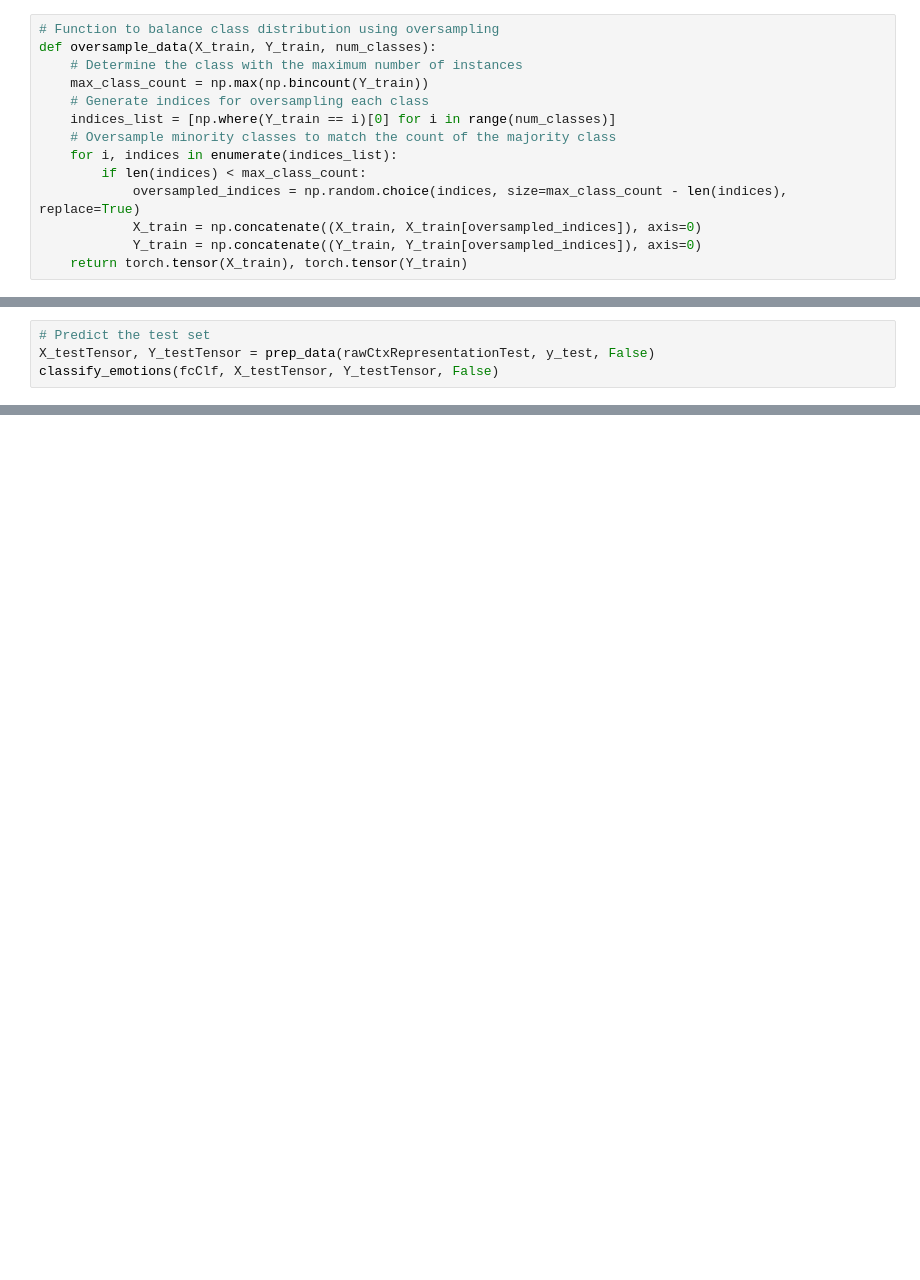
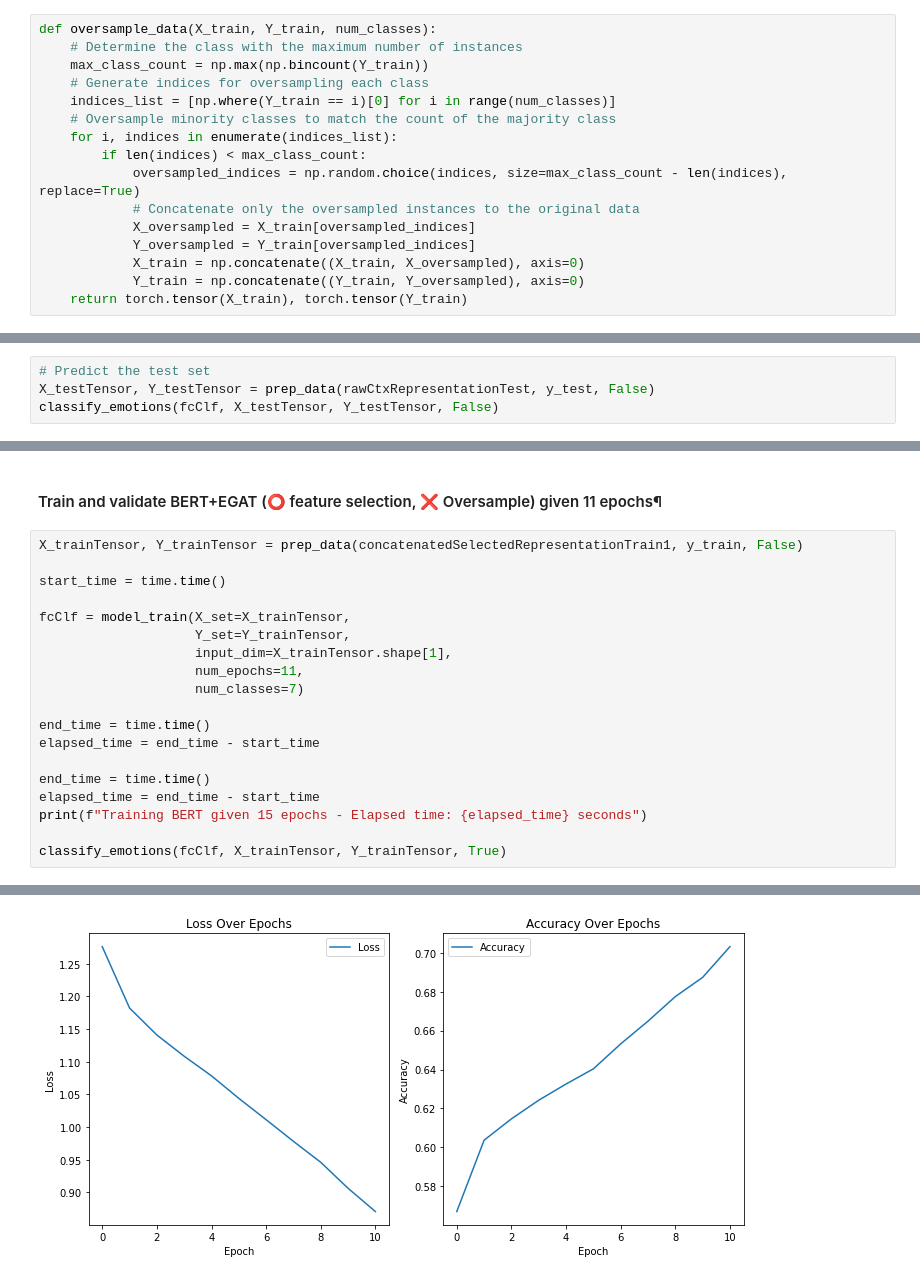
Before and after one commit to ELIJDAYO/ER_GAT, a Jupyter notebook: emotionClassifier2.ipynb, the cells around one changed output, grey strips where cells are left out. Drawn from its saved outputs; the diff is of its cells as text; blank space fills up the shorter version.

Commit message:
still debugging the oversampling

```diff
--- a/emotionClassifier2.ipynb
+++ b/emotionClassifier2.ipynb
@@ -78,7 +81,6 @@ def mse(y_true, y_pred):
 def mse_prime(y_true, y_pred):
     return 2 * (y_pred - y_true) / y_true.size
 # %%
-# Function to balance class distribution using oversampling
 def oversample_data(X_train, Y_train, num_classes):
     # Determine the class with the maximum number of instances
     max_class_count = np.max(np.bincount(Y_train))
@@ -88,8 +90,11 @@ def oversample_data(X_train, Y_train, num_classes):
     for i, indices in enumerate(indices_list):
         if len(indices) < max_class_count:
             oversampled_indices = np.random.choice(indices, size=max_class_count - len(indices), replace=True)
-            X_train = np.concatenate((X_train, X_train[oversampled_indices]), axis=0)
-            Y_train = np.concatenate((Y_train, Y_train[oversampled_indices]), axis=0)
+            # Concatenate only the oversampled instances to the original data
+            X_oversampled = X_train[oversampled_indices]
+            Y_oversampled = Y_train[oversampled_indices]
+            X_train = np.concatenate((X_train, X_oversampled), axis=0)
+            Y_train = np.concatenate((Y_train, Y_oversampled), axis=0)
     return torch.tensor(X_train), torch.tensor(Y_train)
 # %% [markdown]
 <h4> Extract train labels and label encoder
@@ -715,0 +793,22 @@ classify_emotions(fcClf, X_testTensor, Y_testTensor, False)
+# %% [markdown]
+<h4> Train and validate BERT+EGAT (⭕️ feature selection, ❌ Oversample) given 11 epochs¶
+# %%
+X_trainTensor, Y_trainTensor = prep_data(concatenatedSelectedRepresentationTrain1, y_train, False)
+
+start_time = time.time()
+
+fcClf = model_train(X_set=X_trainTensor,
+                    Y_set=Y_trainTensor,
+                    input_dim=X_trainTensor.shape[1],
+                    num_epochs=11,
+                    num_classes=7)
+
+end_time = time.time()
+elapsed_time = end_time - start_time
+
+end_time = time.time()
+elapsed_time = end_time - start_time
+print(f"Training BERT given 15 epochs - Elapsed time: {elapsed_time} seconds")
+
+classify_emotions(fcClf, X_trainTensor, Y_trainTensor, True)
+# %% [output]
@@ -715,0 +834 @@ classify_emotions(fcClf, X_testTensor, Y_testTensor, False)
+[figure, added]
```
Also changed, not shown: parts of 23 cells of this notebook, 1 other file.
